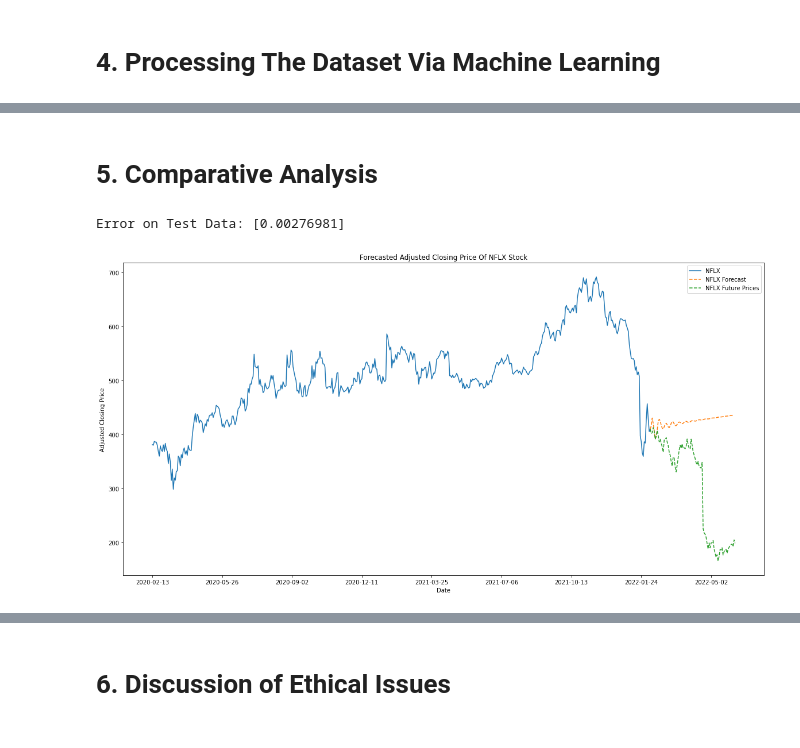
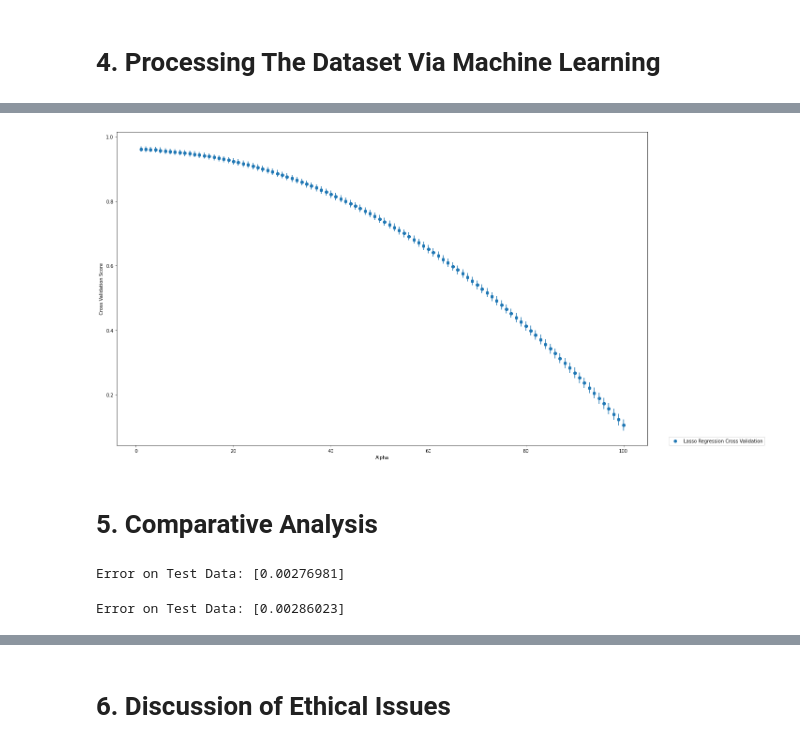
Before and after one commit to Ravi-Raghavan/ECE_443_Term_Project, a Jupyter notebook: NetflixStockPrices.ipynb, the cells around one changed output, grey strips where cells are left out. Saved outputs shown, nothing was run; the diff lists cells and outputs as text; code cells hidden in the pictures.

```diff
--- a/NetflixStockPrices.ipynb
+++ b/NetflixStockPrices.ipynb
@@ -249,3 +261,15 @@ Best Value of Alpha: 15.0
+# %%
+alphas = np.linspace(1, 101, 100, endpoint = False)
+plt.scatter(alphas, mean_scores_model2, label= "Lasso Regression Cross Validation")
+plt.errorbar(alphas, mean_scores_model2, std_scores_model2, fmt = "o")
+plt.legend(loc = (1.04, 0))
+plt.xlabel('Alpha')
+plt.ylabel('Cross Validation Score')
+plt.tight_layout()
+plt.show()
+model2 = Lasso(best_alpha_model2).fit(X_train, Y_train) #fit a Linear Regression(i.e. Lasso Regression) model to the data
+# %% [output]
+[figure, added]
 # %% [markdown]
 # **5. Comparative Analysis**
 # %%
@@ -280,29 +304,58 @@ for day in range(num_rows):
     feature_array = datascaler.transform(feature_array)
     feature_array = pca.inverse_transform(pca.transform(feature_array))
     forecasted_price = model1.predict(feature_array)
-    forecasts[day + 1] = forecasted_price
+    forecasted_price = forecasted_price[0][0]
+    forecasts[day + 1][0] = forecasted_price
     exponential_moving_average = exponential_moving_average[1: ]
     exponential_moving_average.append(ema)
     closing_prices = closing_prices[1: ]
-    closing_prices.append(forecasted_price[0][0])
+    closing_prices.append(forecasted_price)
 
 
 adjusted_closing_prices = netflix_stock_prices[['Adj Close']].tail(500)
-future_stock_predictions = pd.DataFrame({"Forecasts": forecasts.flatten()}, index=pd.date_range(start= netflix_stock_prices.index[-1], periods=len(forecasts), freq="B", inclusive = "both").format(formatter=lambda x: x.strftime('%Y-%m-%d')))
-
-plt.rcParams["figure.figsize"] = (20,10)
-fig, ax = plt.subplots()
-ax.set_title("Forecasted Adjusted Closing Price Of NFLX Stock")
-ax.set_xlabel("Date")
-ax.set_ylabel("Adjusted Closing Price")
-
-ax.plot(adjusted_closing_prices['Adj Close'], label = "NFLX")
-ax.plot(future_stock_predictions["Forecasts"], linestyle='dashed', label = "NFLX Forecast")
-ax.plot(future_stock_prices['Adj Close'], linestyle='dashed', label = "NFLX Future Prices")
-ax.xaxis.set_major_locator(mticker.IndexLocator( base = 70, offset = 0))
-ax.legend()
-
-plt.show()
+future_stock_predictions_model1 = pd.DataFrame({"Forecasts": forecasts.flatten()}, index=pd.date_range(start= netflix_stock_prices.index[-1], periods=len(forecasts), freq="B", inclusive = "both").format(formatter=lambda x: x.strftime('%Y-%m-%d')))
 # %% [output]
 Error on Test Data: [0.00276981]
-[figure, removed]
+# %%
+N, P = X_test.shape #calculate number of rowx in test dataset
+prediction = model2.predict(X_test) #make prediction for test data
+error = sum([((actual_label - predicted_label) / actual_label) ** 2 for predicted_label, actual_label in zip(prediction, Y_test)]) / N #calculate test error
+print(f"Error on Test Data: {error}") #print test error
+
+num_rows = len(future_stock_prices) #number of future predictions we want to make
+exponential_moving_average = netflix_stock_prices["Exponential Moving Average"] #get exponential moving averages
+exponential_moving_average = exponential_moving_average.to_list() #convert to list
+exponential_moving_average = exponential_moving_average[(-1 * window_size): ] #keep window of exponential moving averages
+closing_prices = netflix_stock_prices["Adj Close"] #get closing prices
+closing_prices = closing_prices.to_list() #store closing prices in array
+closing_prices = closing_prices[(-1 * window_size): ] #keep window of closing prices
+feature_array = np.zeros((1, 5)) #initialize feature array
+forecasts = np.zeros((num_rows + 1, 1)) #initialize array of forecasts
+forecasts[0] = np.array([closing_prices[-1]]) #keep initial value of forecast as final stock closing price in netflix stock price dataframe
+
+#Iterate through num_rows
+for day in range(num_rows):
+    avg_price = np.mean(closing_prices) #calculate average price of closing prices(moving average)
+    std_price = np.std(closing_prices) #calculate standard deviation of price of closing prices(standard dev)
+    ema =  2 * (closing_prices[-1] - exponential_moving_average[-1]) + exponential_moving_average[-1] #calculate Exponential Moving Average
+    feature_array[0][0] = avg_price
+    feature_array[0][1] = avg_price + 2 * std_price
+    feature_array[0][2] = avg_price - 2 * std_price
+    feature_array[0][3] = ema
+    feature_array[0][4] = (closing_prices[-1] - closing_prices[-2]) / (closing_prices[-2])
+
+    feature_array = datascaler.transform(feature_array)
+    feature_array = pca.inverse_transform(pca.transform(feature_array))
+    forecasted_price = model2.predict(feature_array)
+    forecasted_price = forecasted_price[0]
+    forecasts[day + 1][0] = forecasted_price
+    exponential_moving_average = exponential_moving_average[1: ]
+    exponential_moving_average.append(ema)
+    closing_prices = closing_prices[1: ]
+    closing_prices.append(forecasted_price)
+
+
+adjusted_closing_prices = netflix_stock_prices[['Adj Close']].tail(500)
+future_stock_predictions_model2 = pd.DataFrame({"Forecasts": forecasts.flatten()}, index=pd.date_range(start= netflix_stock_prices.index[-1], periods=len(forecasts), freq="B", inclusive = "both").format(formatter=lambda x: x.strftime('%Y-%m-%d')))
+# %% [output]
+Error on Test Data: [0.00286023]
```
Also changed, not shown: parts of 3 cells of this notebook.
